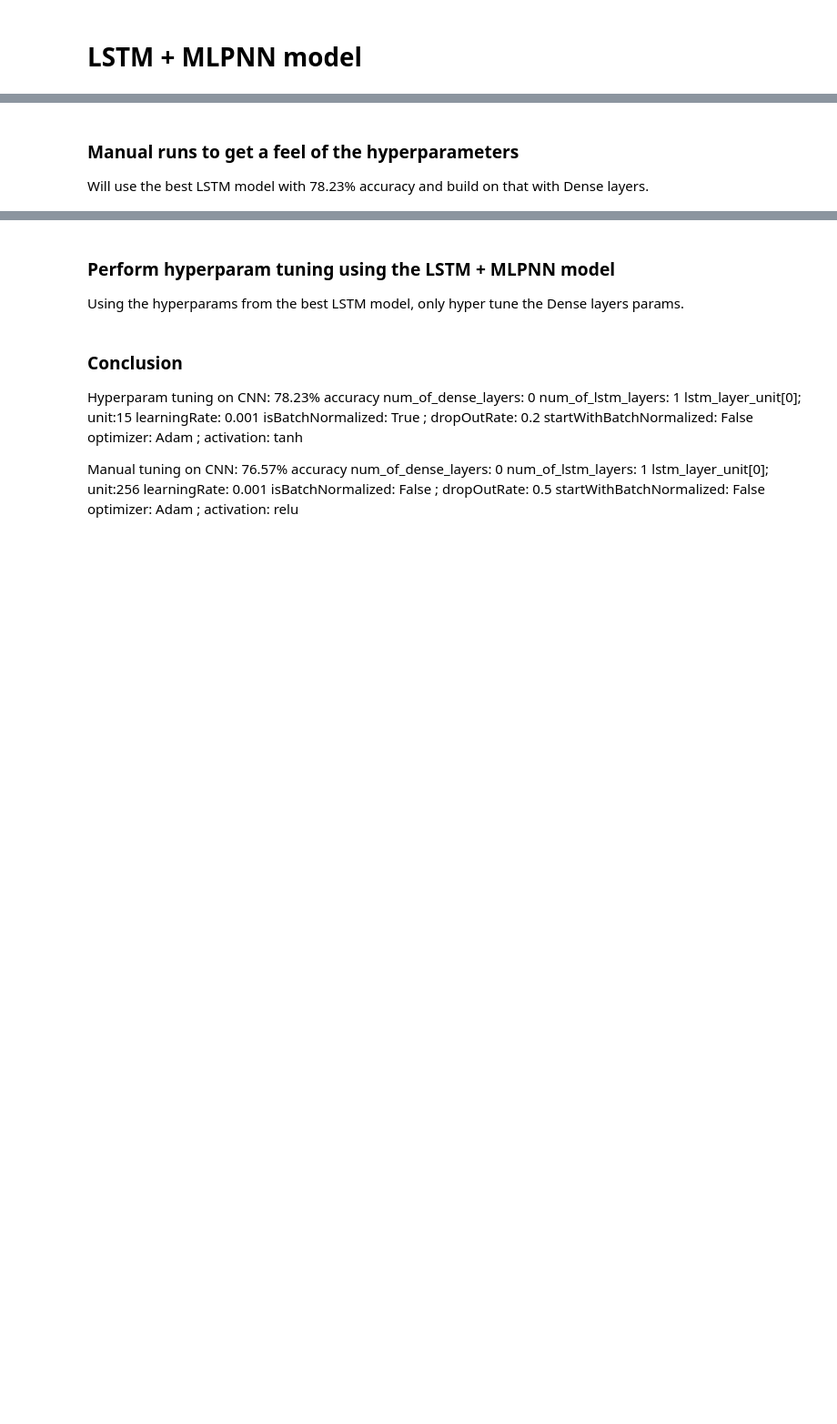
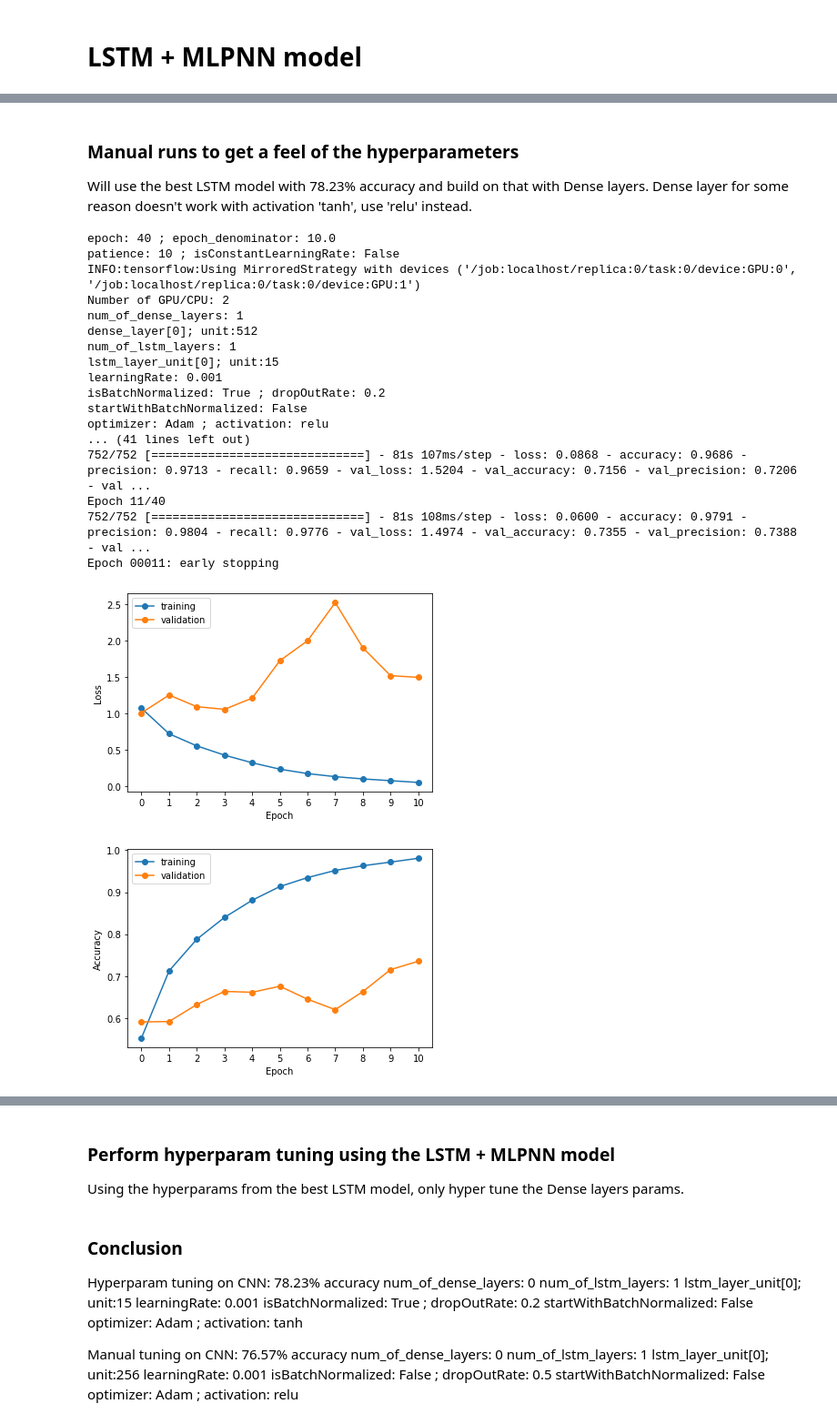
Before and after one commit to ronaldlee/eeg-feature-generation, a Jupyter notebook: final/LSTM_MLPNN_model_on_GAMEEMO_features_dataset.ipynb, the cells around one changed output, grey strips where cells are left out. Shown: that part at 91% size. Saved outputs shown, nothing was run; the diff lists cells and outputs as text; code cells hidden in the pictures; blank space fills up the shorter version.

```diff
--- a/final/LSTM_MLPNN_model_on_GAMEEMO_features_dataset.ipynb
+++ b/final/LSTM_MLPNN_model_on_GAMEEMO_features_dataset.ipynb
@@ -229,11 +242,33 @@ test_dataset = test_dataset.batch(batch_size)
 # %% [markdown]
 <h3>Manual runs to get a feel of the hyperparameters</h3>
-Will use the best LSTM model with 78.23% accuracy and build on that with Dense layers.
+Will use the best LSTM model with 78.23% accuracy and build on that with Dense layers. </br>
+Dense layer for some reason doesn't work with activation 'tanh', use 'relu' instead.
 # %%
 
 train_and_test_model(train_dataset, validate_dataset, X_train, save_to= './', epoch = 40,
-                     dense_layers_unit_array=[10], learningRate=0.001,
-                     startWithBatchNormalized=True, optimizer="SGD",dropOutRate=0.2,
+                     dense_layers_unit_array=[512], learningRate=0.001,
+                     startWithBatchNormalized=False, optimizer="Adam",dropOutRate=0.2,
                      activation="relu",
-                     lstm_layers_unit_array=[15]
+                     lstm_layers_unit_array=[15],
+                     isBatchNormalized=True
                     )
+# %% [output]
+epoch: 40 ; epoch_denominator: 10.0
+patience: 10 ; isConstantLearningRate: False
+INFO:tensorflow:Using MirroredStrategy with devices ('/job:localhost/replica:0/task:0/device:GPU:0', '/job:localhost/replica:0/task:0/device:GPU:1')
+Number of GPU/CPU: 2
+num_of_dense_layers: 1
+dense_layer[0]; unit:512
+num_of_lstm_layers: 1
+lstm_layer_unit[0]; unit:15
+learningRate: 0.001
+isBatchNormalized: True ; dropOutRate: 0.2
+startWithBatchNormalized: False
+optimizer: Adam ; activation: relu
+... (41 lines left out)
+752/752 [==============================] - 81s 107ms/step - loss: 0.0868 - accuracy: 0.9686 - precision: 0.9713 - recall: 0.9659 - val_loss: 1.5204 - val_accuracy: 0.7156 - val_precision: 0.7206 - val ...
+Epoch 11/40
+752/752 [==============================] - 81s 108ms/step - loss: 0.0600 - accuracy: 0.9791 - precision: 0.9804 - recall: 0.9776 - val_loss: 1.4974 - val_accuracy: 0.7355 - val_precision: 0.7388 - val ...
+Epoch 00011: early stopping
+[figure, added]
+[figure, added]
```
Also changed, not shown: parts of 9 cells of this notebook, 2 other files.
